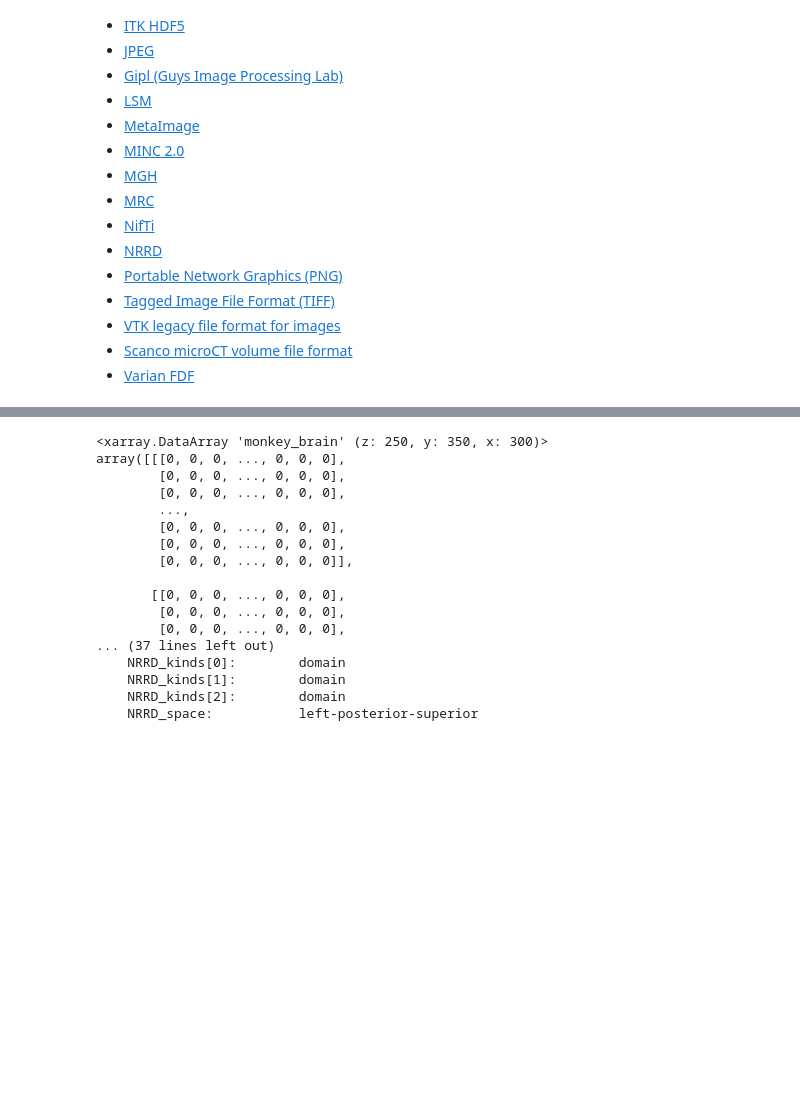
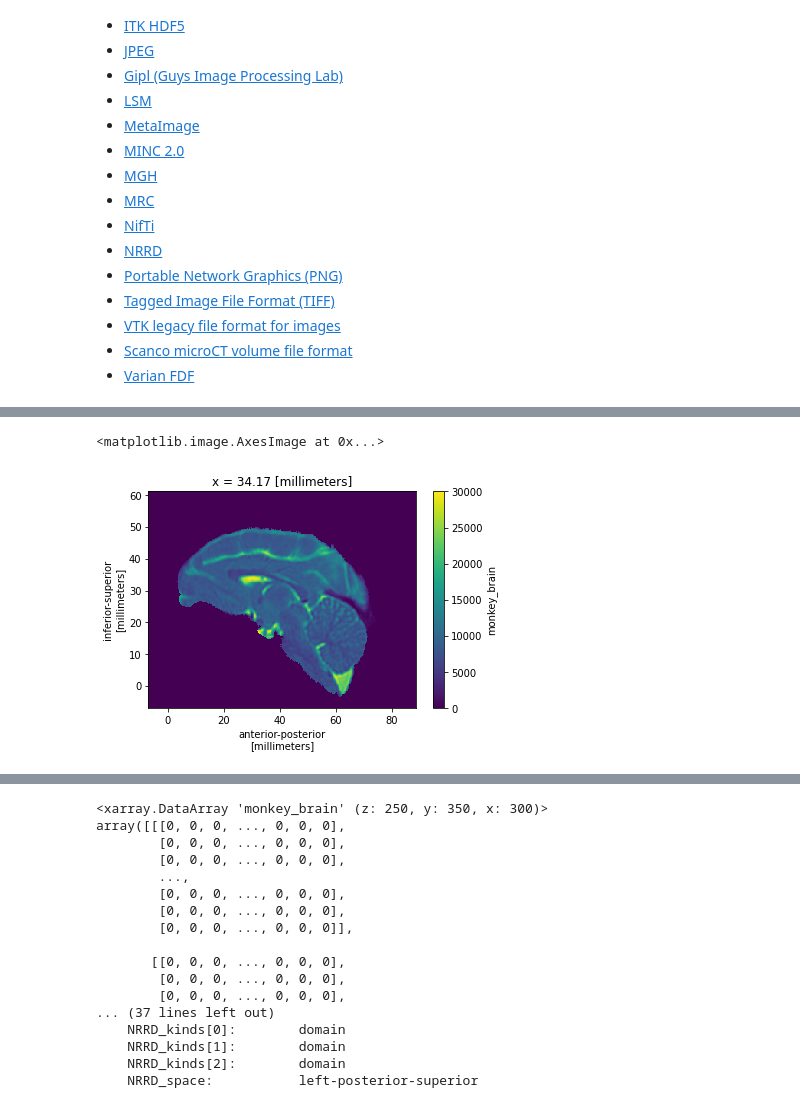
Before and after one commit to spatial-image/multiscale-spatial-image, a Jupyter notebook: examples/ConvertITKImage.ipynb, the cells around one changed output, grey strips where cells are left out. Drawn from its saved outputs; the diff is of its cells as text; code cells hidden in the pictures; blank space fills up the shorter version.

```diff
--- a/examples/ConvertITKImage.ipynb
+++ b/examples/ConvertITKImage.ipynb
@@ -60,0 +69,18 @@ Image (0x55f218ac5020)
+# %%
+axis_units = {dim: "millimeters" for dim in ("x", "y", "z")}
+method = Methods.ITK_GAUSSIAN
+scale_factors = [4, 2]  # isotropic scale factors
+name = "monkey_brain"
+
+itk.auto_progress(0)
+multiscale_image = itk_image_to_multiscale(
+    image,
+    scale_factors=scale_factors,
+    anatomical_axes=True,
+    axis_units=axis_units,
+    method=method,
+    name=name,
+)
+
+# Result is multiscale image with three levels
+print(multiscale_image)
@@ -60,0 +105,6 @@ Image (0x55f218ac5020)
+# %%
+# Visualize with xarray/matplotlib
+multiscale_image['scale0'].ds.monkey_brain.isel(x=150).plot.imshow()
+# %% [output]
+<matplotlib.image.AxesImage at 0x...>
+[figure, added]
```
Also changed, not shown: parts of 10 cells of this notebook, 3 other files.
